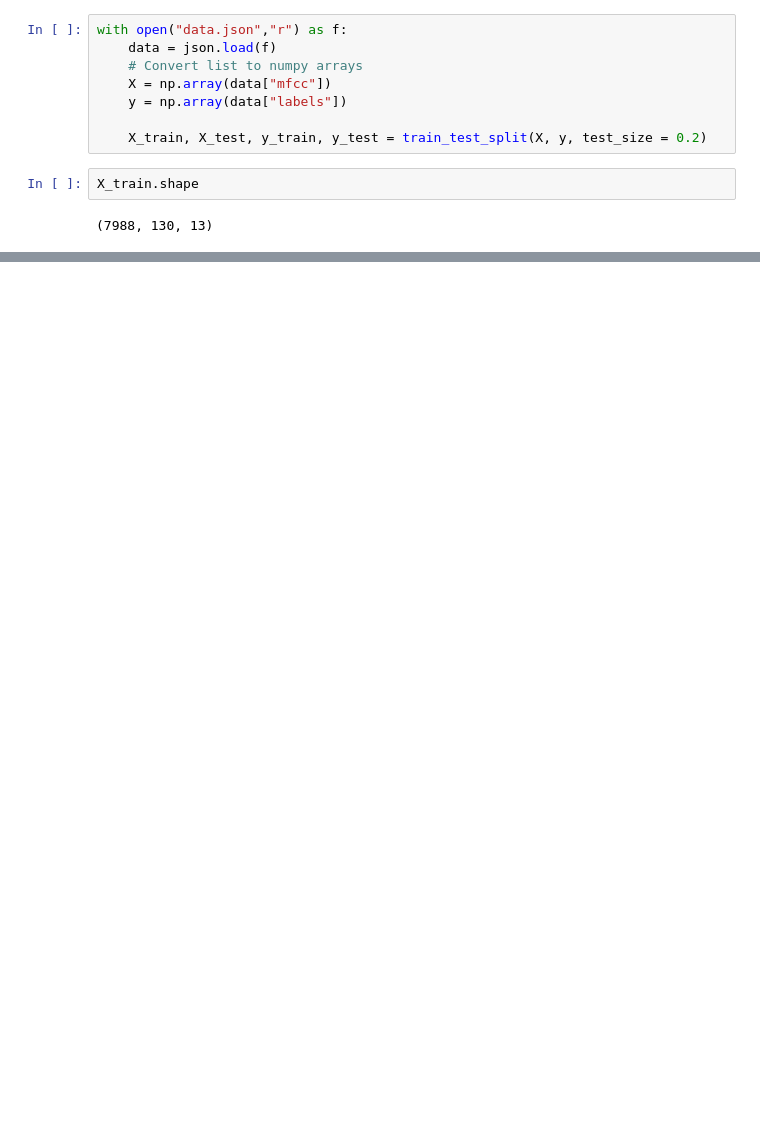
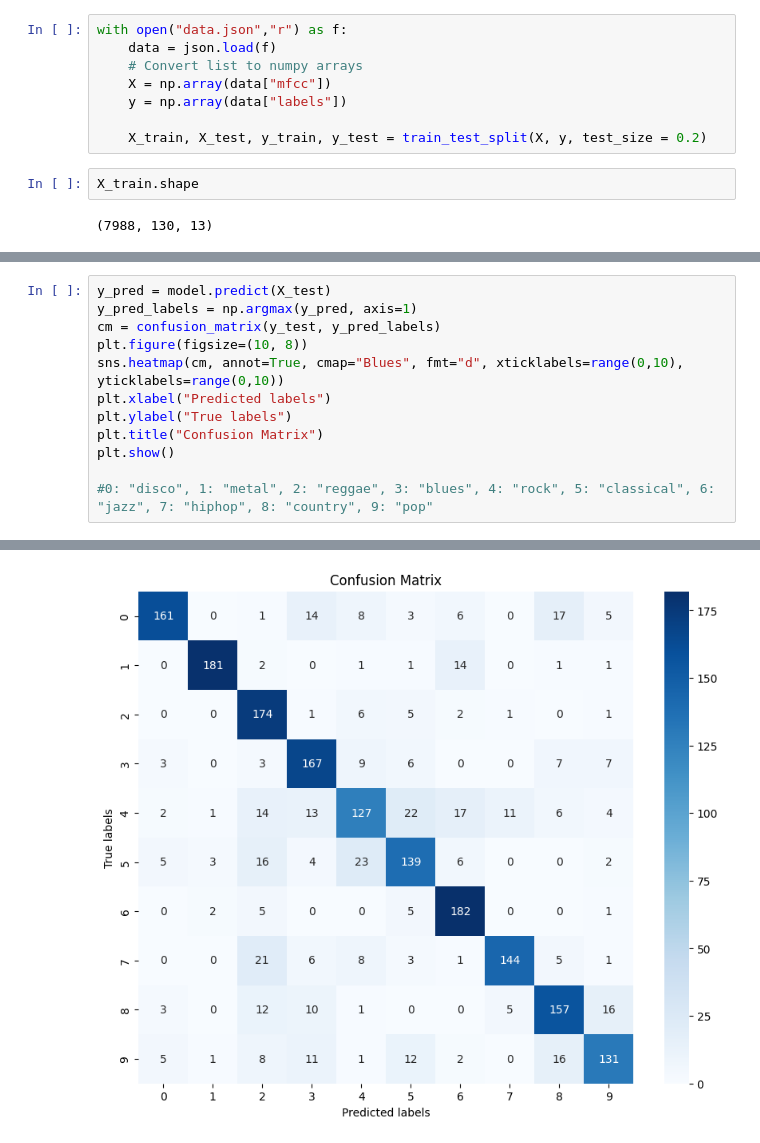
Before and after one commit to BuilesYeison/ML_Projects_231, a Jupyter notebook: music_genre_prediction.ipynb, the cells around one changed output, grey strips where cells are left out. Saved outputs shown, nothing was run; the diff lists cells and outputs as text; blank space fills up the shorter version.

Commit message:
Final model created and presentation uploaded

```diff
--- a/music_genre_prediction.ipynb
+++ b/music_genre_prediction.ipynb
@@ -193,0 +248,13 @@ Test accuracy: 0.7617617845535278
+# %%
+y_pred = model.predict(X_test)
+y_pred_labels = np.argmax(y_pred, axis=1)
+cm = confusion_matrix(y_test, y_pred_labels)
+plt.figure(figsize=(10, 8))
+sns.heatmap(cm, annot=True, cmap="Blues", fmt="d", xticklabels=range(0,10), yticklabels=range(0,10))
+plt.xlabel("Predicted labels")
+plt.ylabel("True labels")
+plt.title("Confusion Matrix")
+plt.show()
+
+#0: "disco", 1: "metal", 2: "reggae", 3: "blues", 4: "rock", 5: "classical", 6: "jazz", 7: "hiphop", 8: "country", 9: "pop"
+# %% [output]
@@ -193,0 +262 @@ Test accuracy: 0.7617617845535278
+[figure, added]
```
Also changed, not shown: parts of 14 cells of this notebook, 1 other file.
